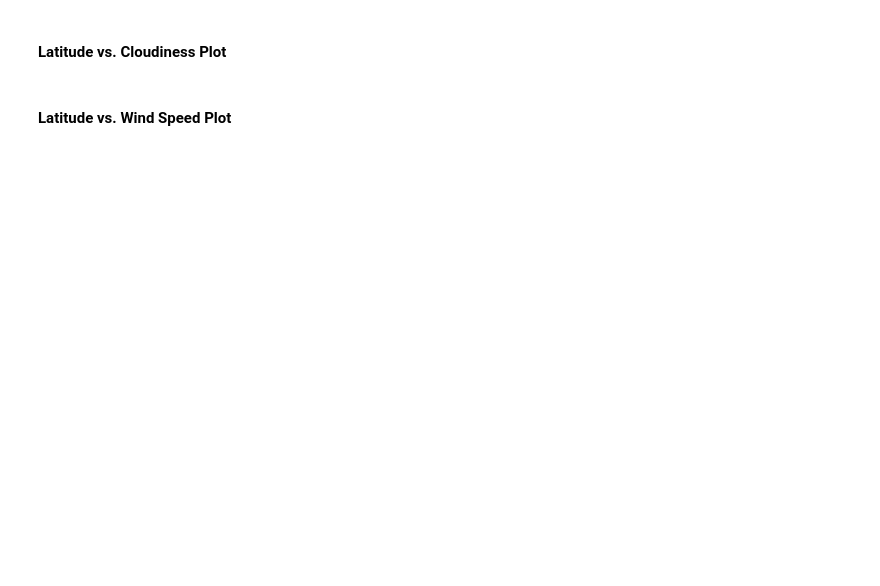
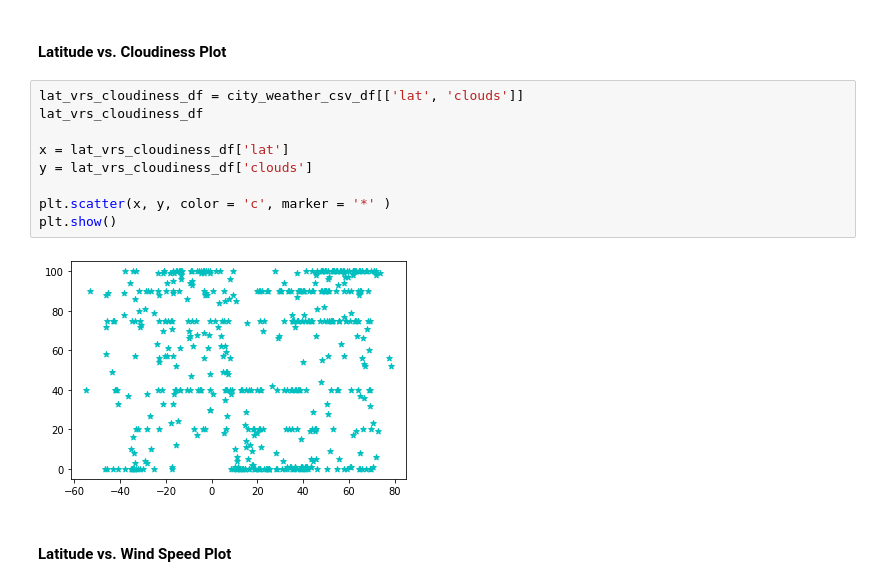
Before and after one commit to scottcm73/Python_getting_data_from_API, a Jupyter notebook: WeatherPy/WeatherPy.ipynb, the cells around one changed output. Saved outputs shown, nothing was run; the diff lists cells and outputs as text; blank space fills up the shorter version.

```diff
--- a/WeatherPy/WeatherPy.ipynb
+++ b/WeatherPy/WeatherPy.ipynb
@@ -67,4 +194,15 @@ len(cities)
 # %% [markdown]
 #### Latitude vs. Cloudiness Plot
+# %%
+lat_vrs_cloudiness_df = city_weather_csv_df[['lat', 'clouds']]
+lat_vrs_cloudiness_df
+
+x = lat_vrs_cloudiness_df['lat']
+y = lat_vrs_cloudiness_df['clouds']
+
+plt.scatter(x, y, color = 'c', marker = '*' )
+plt.show()
+# %% [output]
+[figure, added]
 # %% [markdown]
 #### Latitude vs. Wind Speed Plot
```
Also changed, not shown: parts of 10 cells of this notebook, 1 other file.
